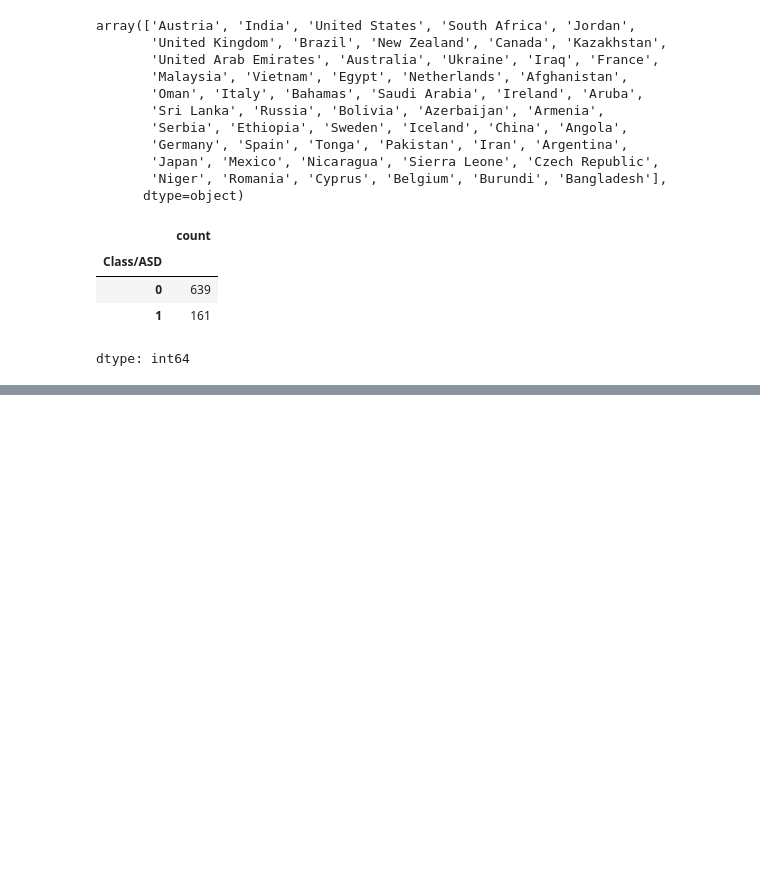
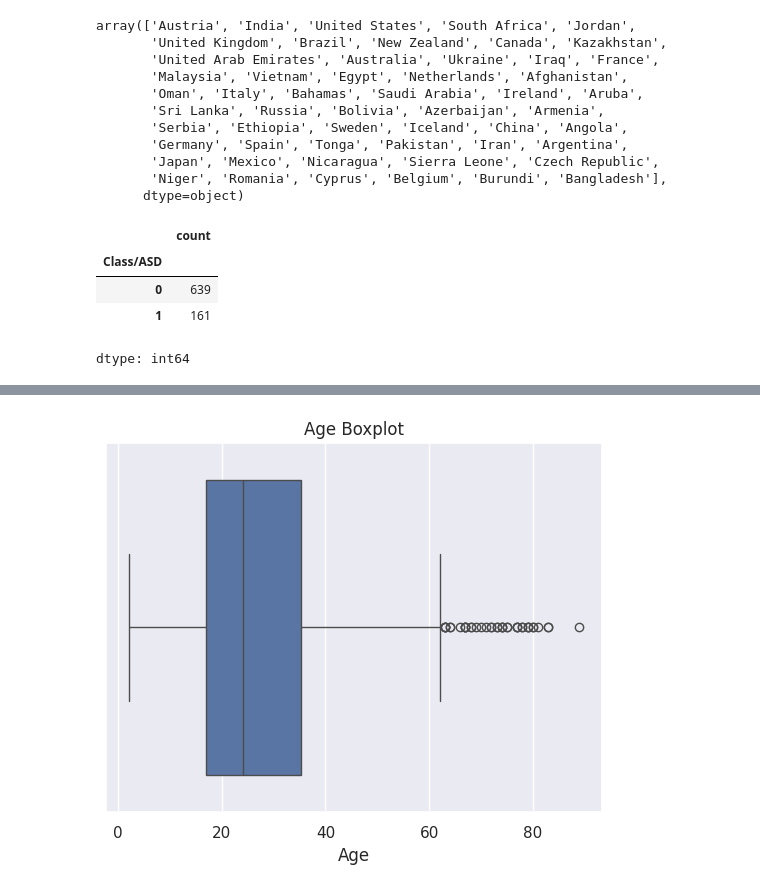
Before and after one commit to shashankyadavv/Autism-Prediction, a Jupyter notebook: Autism_Prediction_using_ML.ipynb, the cells around one changed output, grey strips where cells are left out. Saved outputs shown, nothing was run; the diff lists cells and outputs as text; code cells hidden in the pictures; blank space fills up the shorter version.

```diff
--- a/Autism_Prediction_using_ML.ipynb
+++ b/Autism_Prediction_using_ML.ipynb
@@ -164,0 +213,7 @@ dtype: int64
+# %%
+sns.boxplot(x=df['age'])
+plt.title('Age Boxplot')
+plt.xlabel('Age')
+plt.show()
+# %% [output]
+[figure, added]
```
Also changed, not shown: parts of 18 cells of this notebook.
